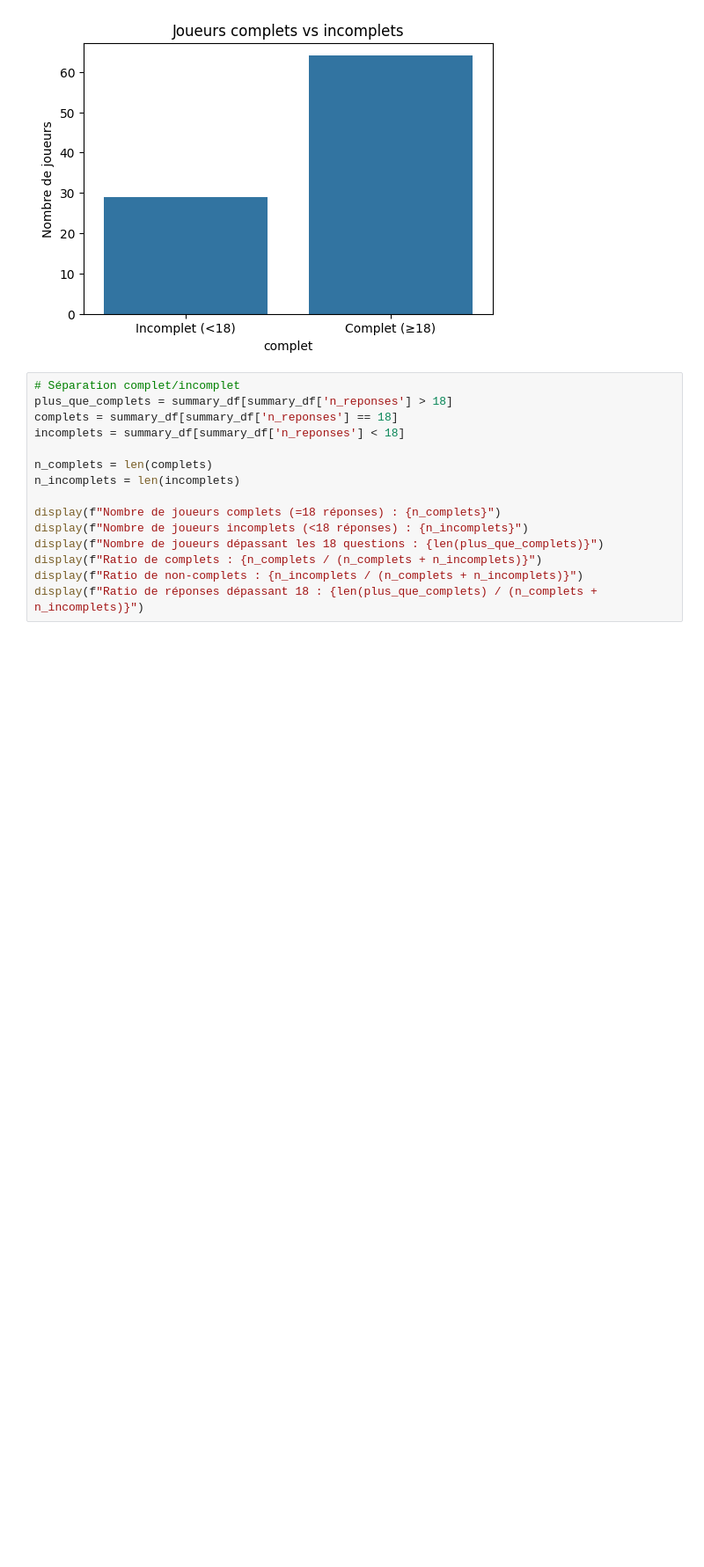
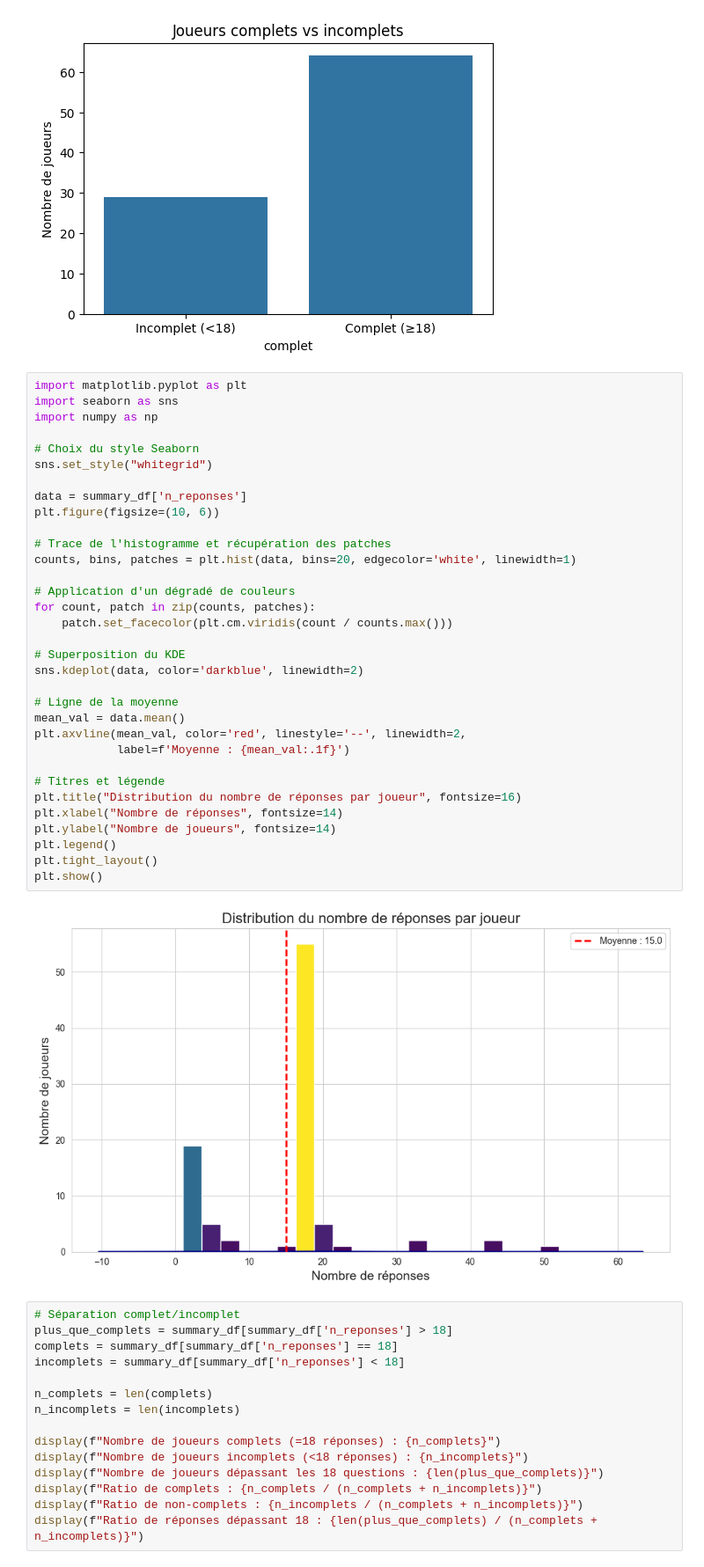
Before and after one commit to NinaShine/ML_risk_reward, a Jupyter notebook: Etape1.ipynb, the cells around one changed output. Shown at 88% size. Drawn from its saved outputs; the diff is of its cells as text; blank space fills up the shorter version.

```diff
--- a/Etape1.ipynb
+++ b/Etape1.ipynb
@@ -209,6 +209,41 @@ plt.show()
 # %% [output]
 [figure]
 [figure]
+# %%
+import matplotlib.pyplot as plt
+import seaborn as sns
+import numpy as np
+
+# Choix du style Seaborn
+sns.set_style("whitegrid")
+
+data = summary_df['n_reponses']
+plt.figure(figsize=(10, 6))
+
+# Trace de l'histogramme et récupération des patches
+counts, bins, patches = plt.hist(data, bins=20, edgecolor='white', linewidth=1)
+
+# Application d'un dégradé de couleurs
+for count, patch in zip(counts, patches):
+    patch.set_facecolor(plt.cm.viridis(count / counts.max()))
+
+# Superposition du KDE
+sns.kdeplot(data, color='darkblue', linewidth=2)
+
+# Ligne de la moyenne
+mean_val = data.mean()
+plt.axvline(mean_val, color='red', linestyle='--', linewidth=2,
+            label=f'Moyenne : {mean_val:.1f}')
+
+# Titres et légende
+plt.title("Distribution du nombre de réponses par joueur", fontsize=16)
+plt.xlabel("Nombre de réponses", fontsize=14)
+plt.ylabel("Nombre de joueurs", fontsize=14)
+plt.legend()
+plt.tight_layout()
+plt.show()
+# %% [output]
+[figure, added]
 # %%
 # Séparation complet/incomplet
 plus_que_complets = summary_df[summary_df['n_reponses'] > 18]
```
Also changed, not shown: parts of 1 cell of this notebook, 1 other file.
